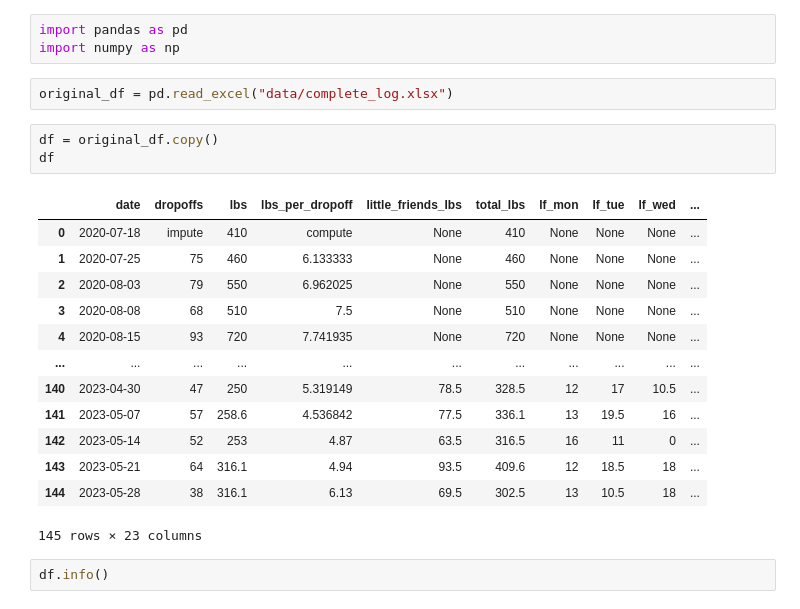
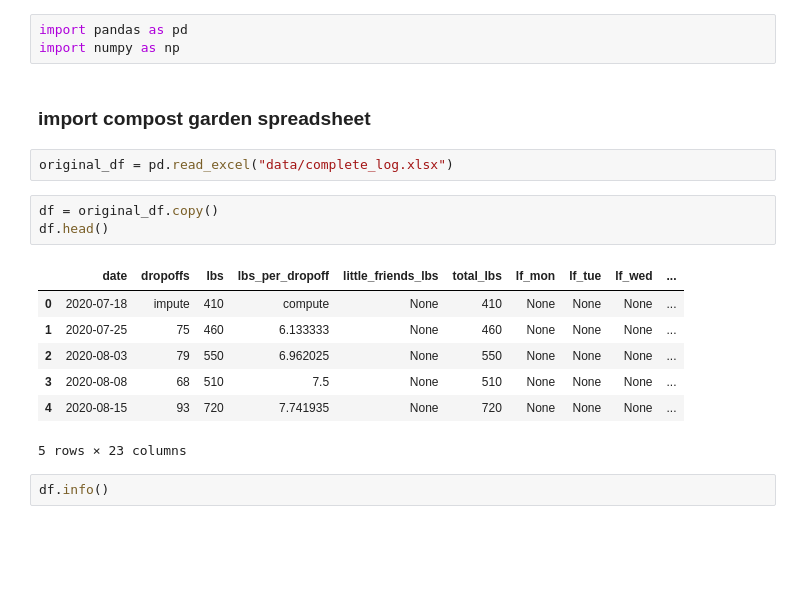
Before and after one commit to alandavidgrunberg/Compost_Garden_Analyis, a Jupyter notebook: Compost_Data_Prep.ipynb, the cells around one changed output. Cells and saved outputs as stored; diff of their text form; blank space fills up the shorter version.

```diff
--- a/Compost_Data_Prep.ipynb
+++ b/Compost_Data_Prep.ipynb
@@ -1,25 +1,21 @@
 # %%
 import pandas as pd
 import numpy as np
+# %% [markdown]
+### import compost garden spreadsheet
 # %%
 original_df = pd.read_excel("data/complete_log.xlsx")
 # %%
 df = original_df.copy()
-df
+df.head()
 # %% [output]
 |  | date | dropoffs | lbs | lbs_per_dropoff | little_friends_lbs | total_lbs | lf_mon | lf_tue | lf_wed | ... |
 | 0 | 2020-07-18 | impute | 410 | compute | None | 410 | None | None | None | ... |
 | 1 | 2020-07-25 | 75 | 460 | 6.133333 | None | 460 | None | None | None | ... |
 | 2 | 2020-08-03 | 79 | 550 | 6.962025 | None | 550 | None | None | None | ... |
 | 3 | 2020-08-08 | 68 | 510 | 7.5 | None | 510 | None | None | None | ... |
 | 4 | 2020-08-15 | 93 | 720 | 7.741935 | None | 720 | None | None | None | ... |
-| ... | ... | ... | ... | ... | ... | ... | ... | ... | ... | ... |
-| 140 | 2023-04-30 | 47 | 250 | 5.319149 | 78.5 | 328.5 | 12 | 17 | 10.5 | ... |
-| 141 | 2023-05-07 | 57 | 258.6 | 4.536842 | 77.5 | 336.1 | 13 | 19.5 | 16 | ... |
-| 142 | 2023-05-14 | 52 | 253 | 4.87 | 63.5 | 316.5 | 16 | 11 | 0 | ... |
-| 143 | 2023-05-21 | 64 | 316.1 | 4.94 | 93.5 | 409.6 | 12 | 18.5 | 18 | ... |
-| 144 | 2023-05-28 | 38 | 316.1 | 6.13 | 69.5 | 302.5 | 13 | 10.5 | 18 | ... |
-145 rows × 23 columns
+5 rows × 23 columns
 # %%
 df.info()
 # %% [output]
```
Also changed, not shown: parts of 89 cells of this notebook.
